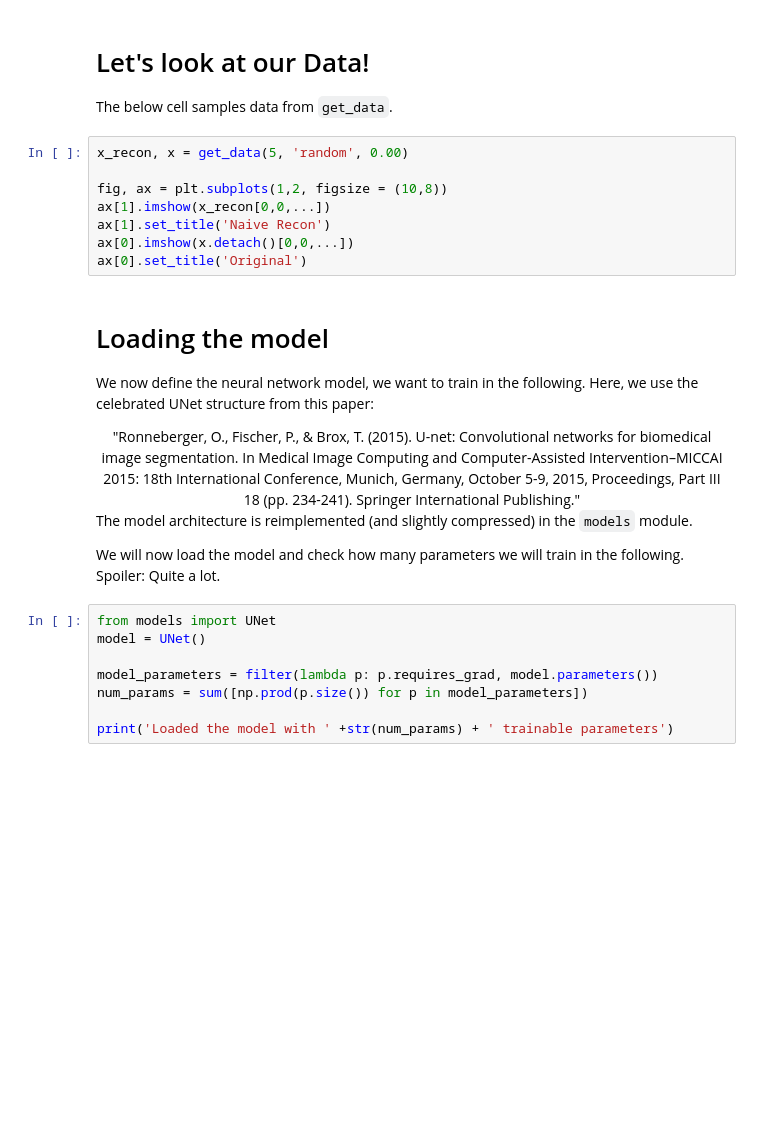
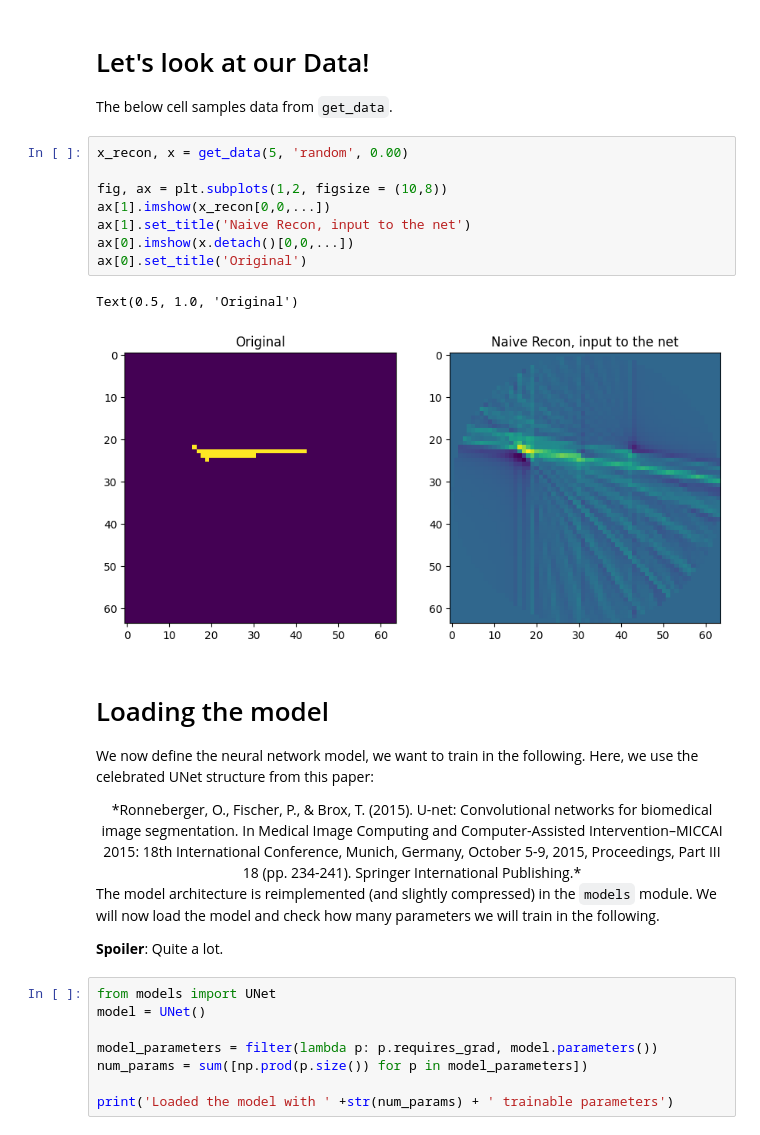
Before and after one commit to TimRoith/IncubatorSchool, a Jupyter notebook: Tutorial_03.ipynb, the cells around one changed output. Cells and saved outputs as stored; diff of their text form; blank space fills up the shorter version.

````diff
--- a/Tutorial_03.ipynb
+++ b/Tutorial_03.ipynb
@@ -75,23 +75,27 @@
 # %%
 x_recon, x = get_data(5, 'random', 0.00)
 
 fig, ax = plt.subplots(1,2, figsize = (10,8))
 ax[1].imshow(x_recon[0,0,...])
-ax[1].set_title('Naive Recon')
+ax[1].set_title('Naive Recon, input to the net')
 ax[0].imshow(x.detach()[0,0,...])
 ax[0].set_title('Original')
+# %% [output]
+Text(0.5, 1.0, 'Original')
+[figure, added]
 # %% [markdown]
 # Loading the model
 
 We now define the neural network model, we want to train in the following. Here, we use the celebrated UNet structure from this paper:
 
 <center>
-"Ronneberger, O., Fischer, P., & Brox, T. (2015). U-net: Convolutional networks for biomedical image segmentation. In Medical Image Computing and Computer-Assisted Intervention–MICCAI 2015: 18th International Conference, Munich, Germany, October 5-9, 2015, Proceedings, Part III 18 (pp. 234-241). Springer International Publishing."
+*Ronneberger, O., Fischer, P., & Brox, T. (2015). U-net: Convolutional networks for biomedical image segmentation. In Medical Image Computing and Computer-Assisted Intervention–MICCAI 2015: 18th International Conference, Munich, Germany, October 5-9, 2015, Proceedings, Part III 18 (pp. 234-241). Springer International Publishing.*
 </center>
 
-The model architecture is reimplemented (and slightly compressed) in the ```models``` module.
 
-We will now load the model and check how many parameters we will train in the following. Spoiler: Quite a lot.
+The model architecture is reimplemented (and slightly compressed) in the ```models``` module. We will now load the model and check how many parameters we will train in the following.
+
+**Spoiler**: Quite a lot.
 # %%
 from models import UNet
 model = UNet()
````
Also changed, not shown: parts of 4 cells of this notebook.
